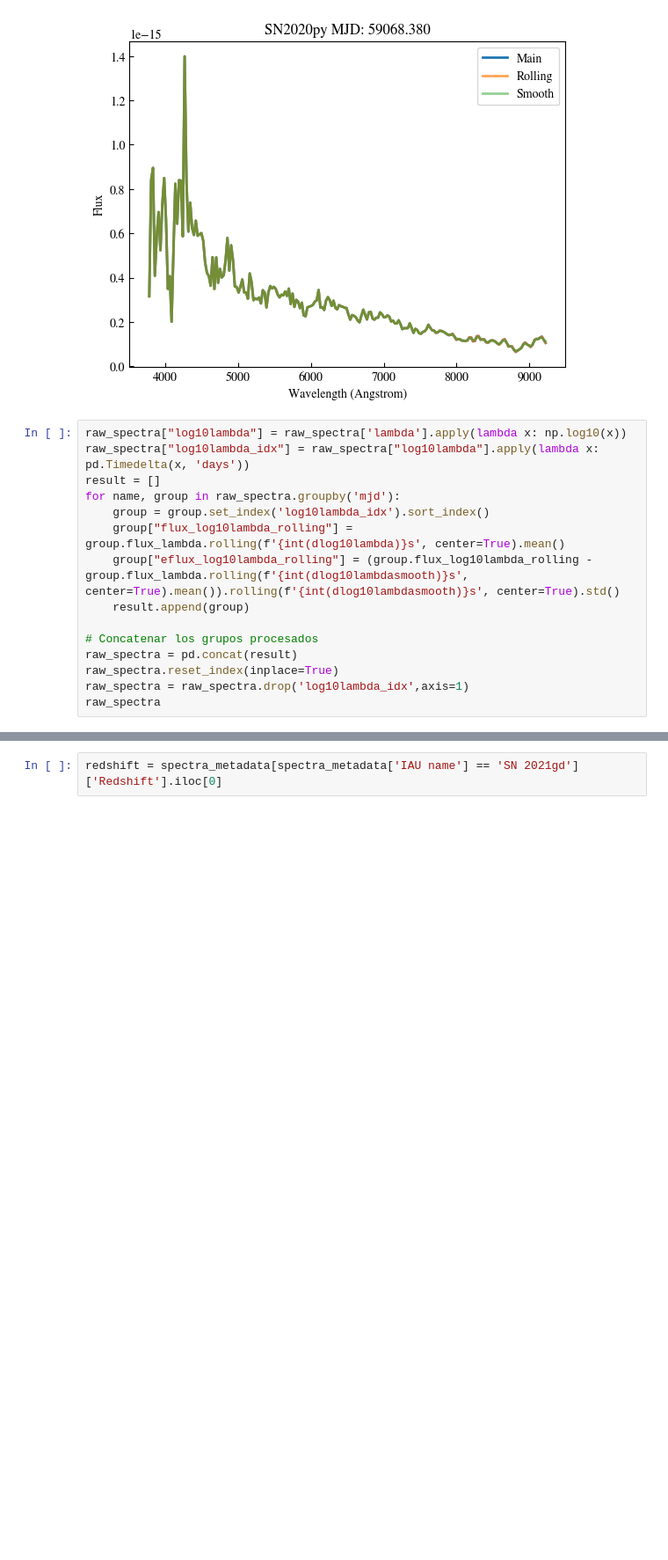
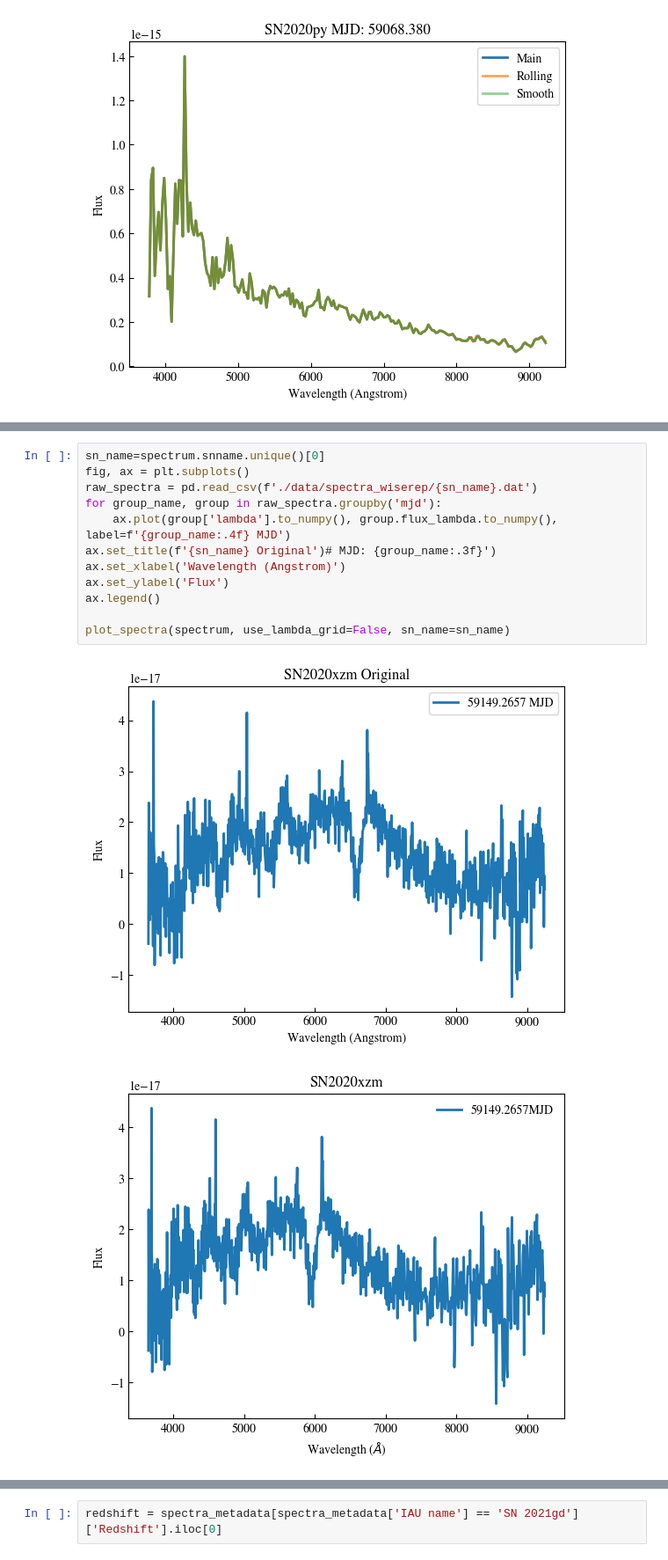
Before and after one commit to jurados/SNeMPhyVAE, a Jupyter notebook: ExamplesLightcurveAndFlux.ipynb, the cells around one changed output, grey strips where cells are left out. Shown: that part at 88% size. Saved outputs shown, nothing was run; the diff lists cells and outputs as text; blank space fills up the shorter version.

```diff
--- a/ExamplesLightcurveAndFlux.ipynb
+++ b/ExamplesLightcurveAndFlux.ipynb
@@ -98,18 +84,3 @@ for group_name, group in raw_spectra.groupby('mjd'):
 [figure]
 [figure]
 [figure]
-# %%
-raw_spectra["log10lambda"] = raw_spectra['lambda'].apply(lambda x: np.log10(x))
-raw_spectra["log10lambda_idx"] = raw_spectra["log10lambda"].apply(lambda x: pd.Timedelta(x, 'days'))
-result = []
-for name, group in raw_spectra.groupby('mjd'):
-    group = group.set_index('log10lambda_idx').sort_index()
-    group["flux_log10lambda_rolling"] = group.flux_lambda.rolling(f'{int(dlog10lambda)}s', center=True).mean()
-    group["eflux_log10lambda_rolling"] = (group.flux_log10lambda_rolling - group.flux_lambda.rolling(f'{int(dlog10lambdasmooth)}s', center=True).mean()).rolling(f'{int(dlog10lambdasmooth)}s', center=True).std()
-    result.append(group)
-
-# Concatenar los grupos procesados
-raw_spectra = pd.concat(result)
-raw_spectra.reset_index(inplace=True)
-raw_spectra = raw_spectra.drop('log10lambda_idx',axis=1)
-raw_spectra
@@ -256,2 +93,17 @@ plot_spectra(spectrum, use_lambda_grid=True)
+# %%
+sn_name=spectrum.snname.unique()[0]
+fig, ax = plt.subplots()
+raw_spectra = pd.read_csv(f'./data/spectra_wiserep/{sn_name}.dat')
+for group_name, group in raw_spectra.groupby('mjd'):
+    ax.plot(group['lambda'].to_numpy(), group.flux_lambda.to_numpy(), label=f'{group_name:.4f} MJD')
+ax.set_title(f'{sn_name} Original')# MJD: {group_name:.3f}')
+ax.set_xlabel('Wavelength (Angstrom)')
+ax.set_ylabel('Flux')
+ax.legend()
+
+plot_spectra(spectrum, use_lambda_grid=False, sn_name=sn_name)
+# %% [output]
+[figure, added]
+[figure, added]
 # %%
 objective_ligtcurve = lightcurves_alercextns[lightcurves_alercextns.oid == 'ZTF21aaahtln']
```
Also changed, not shown: parts of 23 cells of this notebook, 2 other files.
